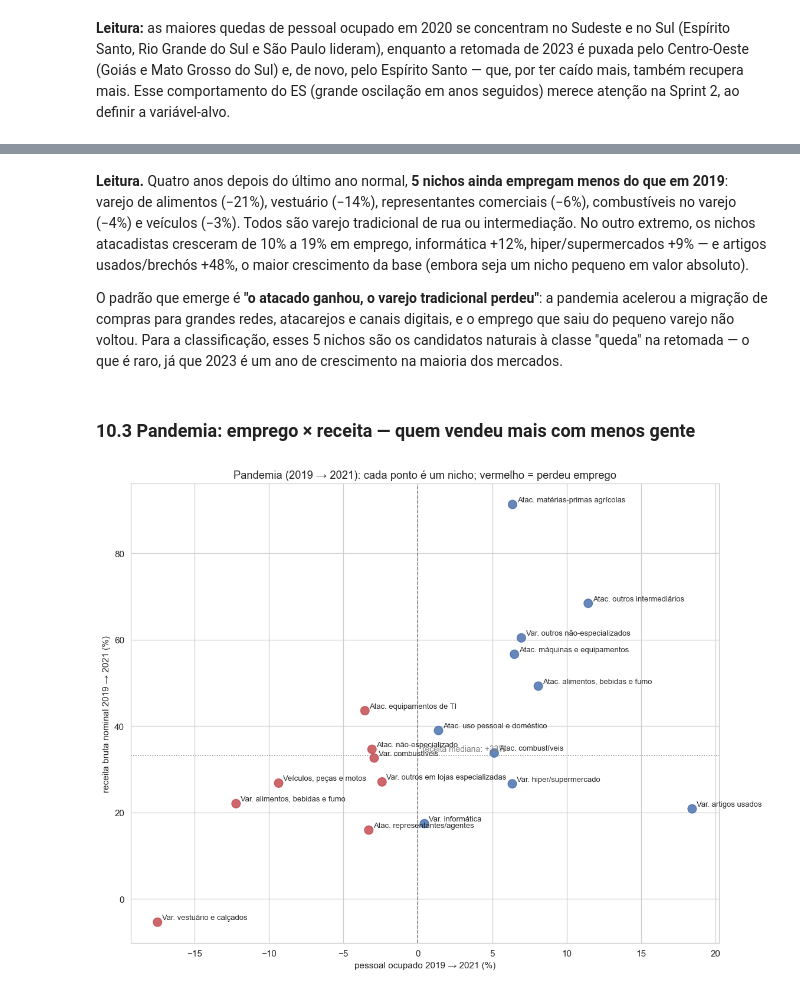
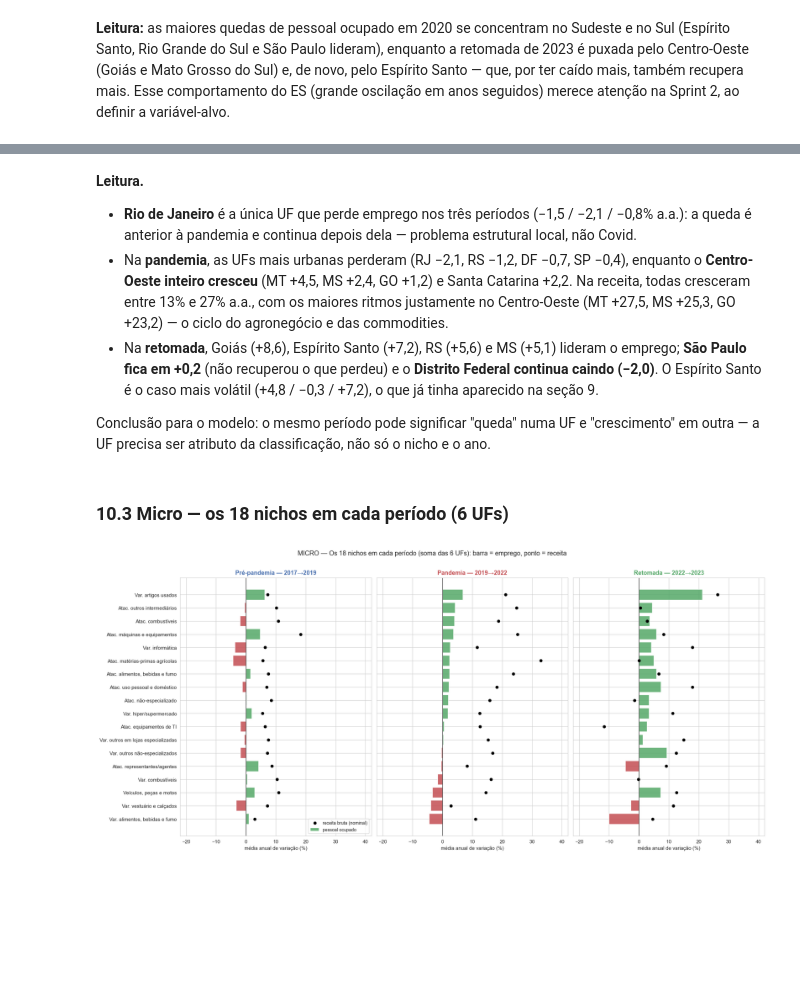
Before and after one commit to NicolasSimoes/cienciasdedados, a Jupyter notebook: cienciadados/Sprint1.ipynb, the cells around one changed output, grey strips where cells are left out. Cells and saved outputs as stored; diff of their text form; code cells hidden in the pictures; blank space fills up the shorter version.

```diff
--- a/cienciadados/Sprint1.ipynb
+++ b/cienciadados/Sprint1.ipynb
@@ -598,23 +601,40 @@ display(acum.round(1))
 # %% [markdown]
-**Leitura.** Quatro anos depois do último ano normal, **5 nichos ainda empregam menos do que em 2019**: varejo de alimentos (−21%), vestuário (−14%), representantes comerciais (−6%), combustíveis no varejo (−4%) e veículos (−3%). Todos são varejo tradicional de rua ou intermediação. No outro extremo, os nichos atacadistas cresceram de 10% a 19% em emprego, informática +12%, hiper/supermercados +9% — e artigos usados/brechós +48%, o maior crescimento da base (embora seja um nicho pequeno em valor absoluto).
+**Leitura.**
 
-O padrão que emerge é **"o atacado ganhou, o varejo tradicional perdeu"**: a pandemia acelerou a migração de compras para grandes redes, atacarejos e canais digitais, e o emprego que saiu do pequeno varejo não voltou. Para a classificação, esses 5 nichos são os candidatos naturais à classe "queda" na retomada — o que é raro, já que 2023 é um ano de crescimento na maioria dos mercados.
+- **Rio de Janeiro** é a única UF que perde emprego nos três períodos (−1,5 / −2,1 / −0,8% a.a.): a queda é anterior à pandemia e continua depois dela — problema estrutural local, não Covid.
+- Na **pandemia**, as UFs mais urbanas perderam (RJ −2,1, RS −1,2, DF −0,7, SP −0,4), enquanto o **Centro-Oeste inteiro cresceu** (MT +4,5, MS +2,4, GO +1,2) e Santa Catarina +2,2. Na receita, todas cresceram entre 13% e 27% a.a., com os maiores ritmos justamente no Centro-Oeste (MT +27,5, MS +25,3, GO +23,2) — o ciclo do agronegócio e das commodities.
+- Na **retomada**, Goiás (+8,6), Espírito Santo (+7,2), RS (+5,6) e MS (+5,1) lideram o emprego; **São Paulo fica em +0,2** (não recuperou o que perdeu) e o **Distrito Federal continua caindo (−2,0)**. O Espírito Santo é o caso mais volátil (+4,8 / −0,3 / +7,2), o que já tinha aparecido na seção 9.
+
+Conclusão para o modelo: o mesmo período pode significar "queda" numa UF e "crescimento" em outra — a UF precisa ser atributo da classificação, não só o nicho e o ano.
 # %% [markdown]
-### 10.3 Pandemia: emprego × receita — quem vendeu mais com menos gente
+### 10.3 Micro — os 18 nichos em cada período (6 UFs)
 # %%
-fig, ax = plt.subplots(figsize=(10.5, 8))
-x, yv = acum['pessoal 2019→2021'], acum['receita 2019→2021']
-cores = np.where(x < 0, '#C44E52', '#4C72B0')
-ax.scatter(x, yv, s=90, c=cores, alpha=0.85)
-for nome, xi, yi in zip(acum.index, x, yv):
-    ax.annotate(nome, (xi, yi), fontsize=8.5, xytext=(5, 3), textcoords='offset points')
-ax.axvline(0, color='grey', ls='--', lw=1)
-ax.axhline(yv.median(), color='grey', ls=':', lw=1)
-ax.text(0.3, yv.median() + 1, f'receita mediana: +{yv.median():.0f}%', fontsize=9, color='grey')
-ax.set_xlabel('pessoal ocupado 2019 → 2021 (%)')
-ax.set_ylabel('receita bruta nominal 2019 → 2021 (%)')
-ax.set_title('Pandemia (2019 → 2021): cada ponto é um nicho; vermelho = perdeu emprego')
+nichos = uf_all[uf_all['cod'].isin(NICHOS)].copy()
+nichos['nicho'] = nichos['cod'].map(NICHOS)
+mercado = nichos.groupby(['nicho', 'ano'])[variaveis].sum().reset_index()
+POR_PERIODO = {v: por_periodo(mercado.pivot_table(index='nicho', columns='ano', values=v)) for v in variaveis}
+ordem_nichos = POR_PERIODO['pessoal_ocupado'].iloc[:, 1].sort_values().index   # do que mais perdeu emprego na pandemia ao que mais ganhou
+
+fig, axes = plt.subplots(1, 3, figsize=(19, 8.5), sharey=True)
+y = np.arange(len(ordem_nichos))
+for ax, (per, cor) in zip(axes, COR_PERIODO.items()):
+    pess = POR_PERIODO['pessoal_ocupado'].loc[ordem_nichos, per]
+    rec = POR_PERIODO['receita_bruta'].loc[ordem_nichos, per]
+    ax.barh(y, pess, color=np.where(pess < 0, '#C44E52', '#55A868'), alpha=0.85, label='pessoal ocupado')
+    ax.scatter(rec, y, color='black', zorder=3, s=28, label='receita bruta (nominal)')
+    ax.axvline(0, color='black', lw=0.8)
+    ax.set_title(per.replace('\n', ' — '), fontsize=12, color=cor, fontweight='bold')
+    ax.set_xlabel('média anual de variação (%)')
+    ax.set_xlim(-22, 42)
+axes[0].set_yticks(y)
+axes[0].set_yticklabels(ordem_nichos)
+axes[0].legend(loc='lower right', fontsize=9)
+plt.suptitle('MICRO — Os 18 nichos em cada período (soma das 6 UFs): barra = emprego, ponto = receita', fontsize=13, y=1.01)
 plt.tight_layout()
 plt.show()
+
+tab_micro = pd.concat({'pessoal': POR_PERIODO['pessoal_ocupado'], 'receita': POR_PERIODO['receita_bruta']}, axis=1).loc[ordem_nichos]
+tab_micro.columns = [f"{v} | {rotulo_periodo(p)}" for v, p in tab_micro.columns]
+display(tab_micro.round(1))
 # %% [output]
-[figure, old version]
+[figure, new version]
```
Also changed, not shown: parts of 16 cells of this notebook, 1 other file.
